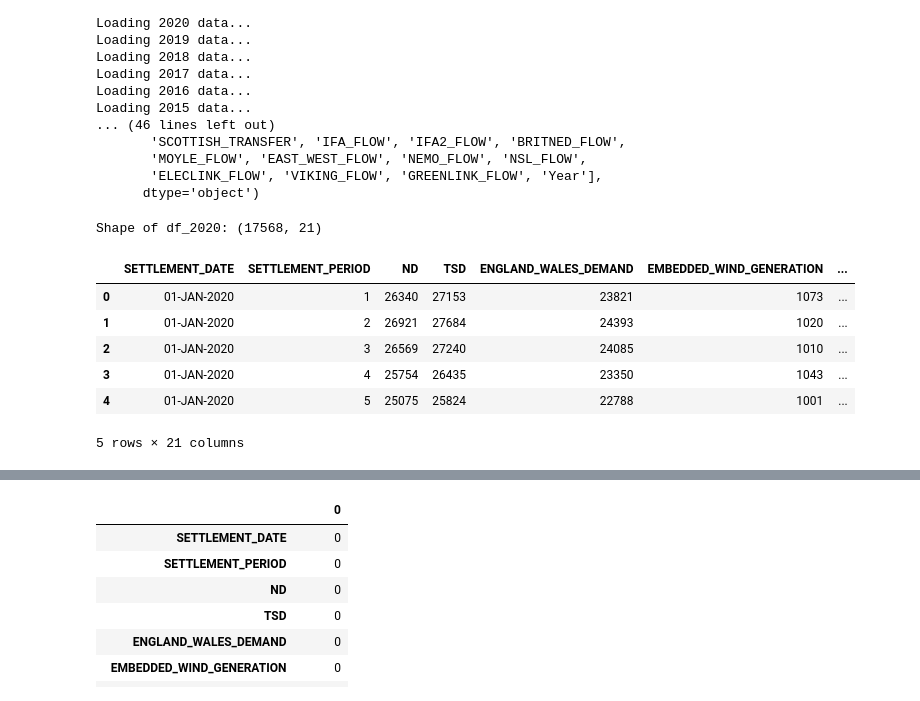
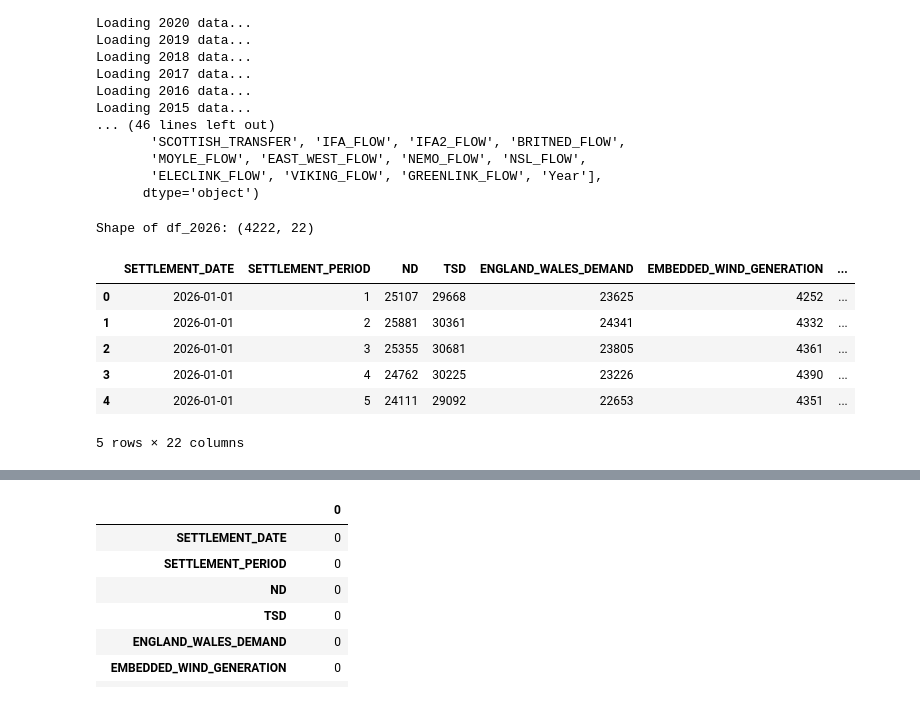
Before and after one commit to ruchira0011/Electricity-Demand-Forecasting-in-Great-Britain, a Jupyter notebook: Energy_Demand_Prediction_trial.ipynb, the cells around one changed output, grey strips where cells are left out. Saved outputs shown, nothing was run; the diff lists cells and outputs as text; code cells hidden in the pictures.

```diff
--- a/Energy_Demand_Prediction_trial.ipynb
+++ b/Energy_Demand_Prediction_trial.ipynb
@@ -59,16 +59,17 @@ Loading 2015 data...
        'ELECLINK_FLOW', 'VIKING_FLOW', 'GREENLINK_FLOW', 'Year'],
       dtype='object')
 # %%
-url_2020 = "https://api.neso.energy/dataset/8f2fe0af-871c-488d-8bad-960426f24601/resource/33ba6857-2a55-479f-9308-e5c4c53d4381/download/demanddata_2020.csv"
-df_2020 = pd.read_csv(url_2020)
-print("Shape of df_2020:", df_2020.shape)
-display(df_2020.head())
+# url data checkup
+url_2026 = "https://api.neso.energy/dataset/8f2fe0af-871c-488d-8bad-960426f24601/resource/8a4a771c-3929-4e56-93ad-cdf13219dea5/download/demanddata_2026.csv"
+df_2026 = pd.read_csv(url_2026)
+print("Shape of df_2026:", df_2026.shape)
+display(df_2026.head())
 # %% [output]
-Shape of df_2020: (17568, 21)
+Shape of df_2026: (4222, 22)
 |  | SETTLEMENT_DATE | SETTLEMENT_PERIOD | ND | TSD | ENGLAND_WALES_DEMAND | EMBEDDED_WIND_GENERATION | ... |
-| 0 | 01-JAN-2020 | 1 | 26340 | 27153 | 23821 | 1073 | ... |
-| 1 | 01-JAN-2020 | 2 | 26921 | 27684 | 24393 | 1020 | ... |
-| 2 | 01-JAN-2020 | 3 | 26569 | 27240 | 24085 | 1010 | ... |
-| 3 | 01-JAN-2020 | 4 | 25754 | 26435 | 23350 | 1043 | ... |
-| 4 | 01-JAN-2020 | 5 | 25075 | 25824 | 22788 | 1001 | ... |
+| 0 | 2026-01-01 | 1 | 25107 | 29668 | 23625 | 4252 | ... |
+| 1 | 2026-01-01 | 2 | 25881 | 30361 | 24341 | 4332 | ... |
+| 2 | 2026-01-01 | 3 | 25355 | 30681 | 23805 | 4361 | ... |
+| 3 | 2026-01-01 | 4 | 24762 | 30225 | 23226 | 4390 | ... |
+| 4 | 2026-01-01 | 5 | 24111 | 29092 | 22653 | 4351 | ... |
-5 rows × 21 columns
+5 rows × 22 columns
```
Also changed, not shown: parts of 54 cells of this notebook.
